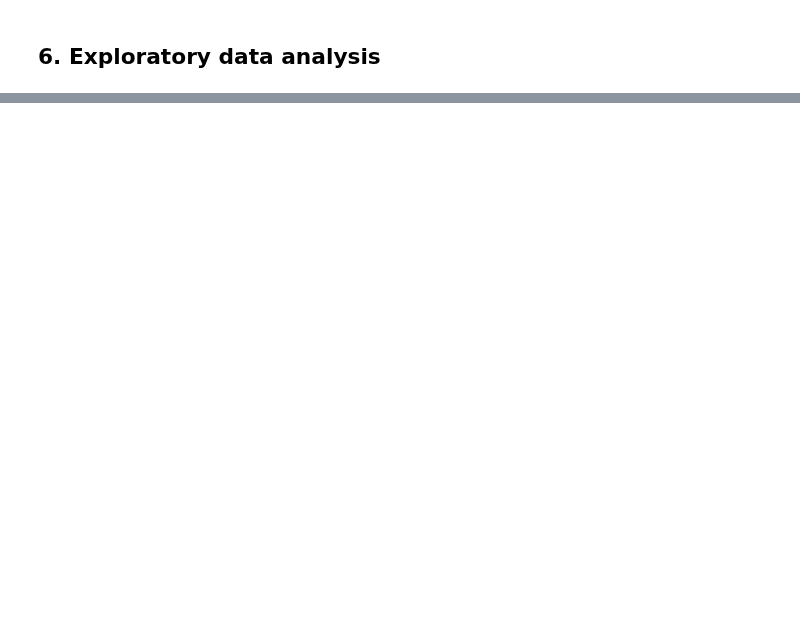
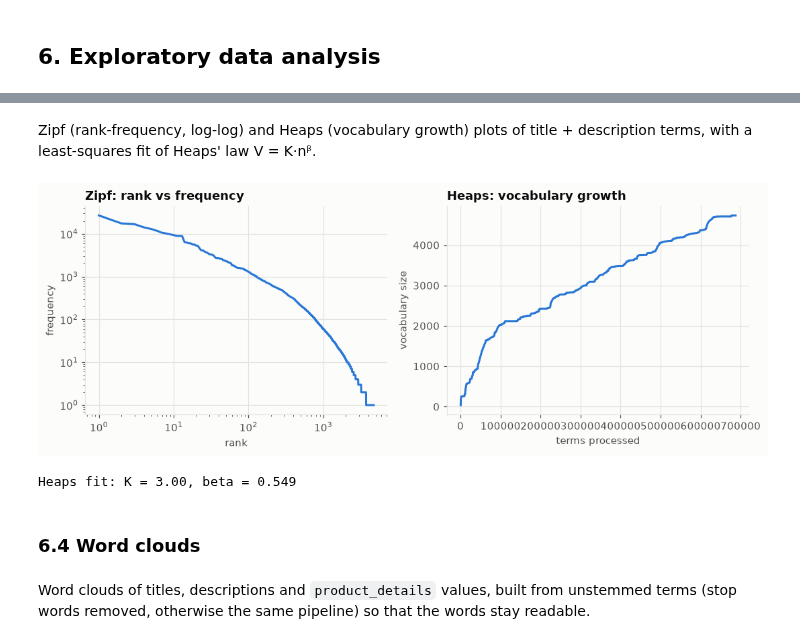
Before and after one commit to asteraceae/riaw-search-engine, a Jupyter notebook: project_progress/part_1/part_1.ipynb, the cells around one changed output, grey strips where cells are left out. Drawn from its saved outputs; the diff is of its cells as text; code cells hidden in the pictures; blank space fills up the shorter version.

```diff
--- a/project_progress/part_1/part_1.ipynb
+++ b/project_progress/part_1/part_1.ipynb
@@ -28,0 +350,3 @@ Keep pid and all output fields.
+# %%
+for i in raw.drop_duplicates("brand").index[:12]:
+    print(f"{raw.loc[i, 'brand']!r:>24} -> {recover_brand(raw.loc[i, 'brand'], raw.loc[i, 'url'])!r:24} {raw.loc[i, 'url'][25:75]}")
@@ -32,0 +753,33 @@ Keep pid and all output fields.
+# %% [markdown]
+Zipf (rank-frequency, log-log) and Heaps (vocabulary growth) plots of title + description terms, with a least-squares fit of Heaps' law V = K·nᵝ.
+# %%
+td_terms = [t for a, b in zip(docs["title_terms"], docs["description_terms"]) for t in a + b]
+freqs = np.array(sorted(Counter(td_terms).values(), reverse=True))
+seen, growth = set(), []
+for i, t in enumerate(td_terms, 1):
+    seen.add(t)
+    if i % 500 == 0:
+        growth.append((i, len(seen)))
+growth = np.array(growth)
+
+fig, (ax1, ax2) = plt.subplots(1, 2, figsize=(10, 3.8))
+ax1.loglog(np.arange(1, len(freqs) + 1), freqs, color=BLUE, linewidth=2)
+ax1.set_title("Zipf: rank vs frequency")
+ax1.set_xlabel("rank")
+ax1.set_ylabel("frequency")
+ax2.plot(growth[:, 0], growth[:, 1], color=BLUE, linewidth=2)
+ax2.set_title("Heaps: vocabulary growth")
+ax2.set_xlabel("terms processed")
+ax2.set_ylabel("vocabulary size")
+savefig(fig, "zipf_heaps")
+plt.show()
+
+beta, log_k = np.polyfit(np.log(growth[:, 0]), np.log(growth[:, 1]), 1)
+print(f"Heaps fit: K = {np.exp(log_k):.2f}, beta = {beta:.3f}")
+# %% [output]
+[figure, added]
+Heaps fit: K = 3.00, beta = 0.549
+# %% [markdown]
+### 6.4 Word clouds
+# %% [markdown]
+Word clouds of titles, descriptions and `product_details` values, built from unstemmed terms (stop words removed, otherwise the same pipeline) so that the words stay readable.
```
Also changed, not shown: parts of 108 cells of this notebook, 28 other files.
